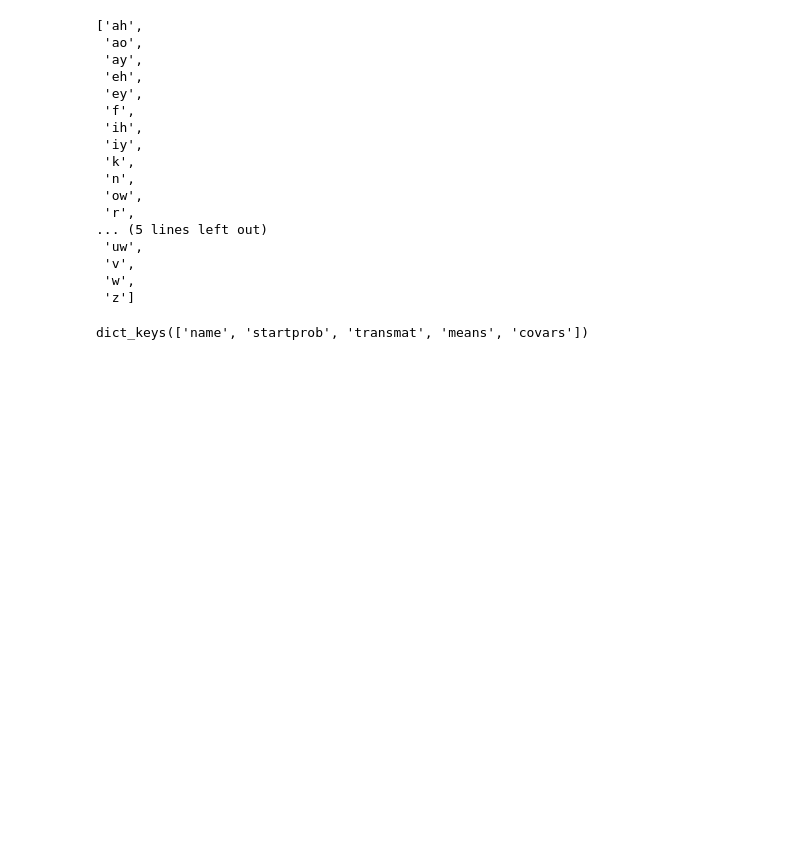
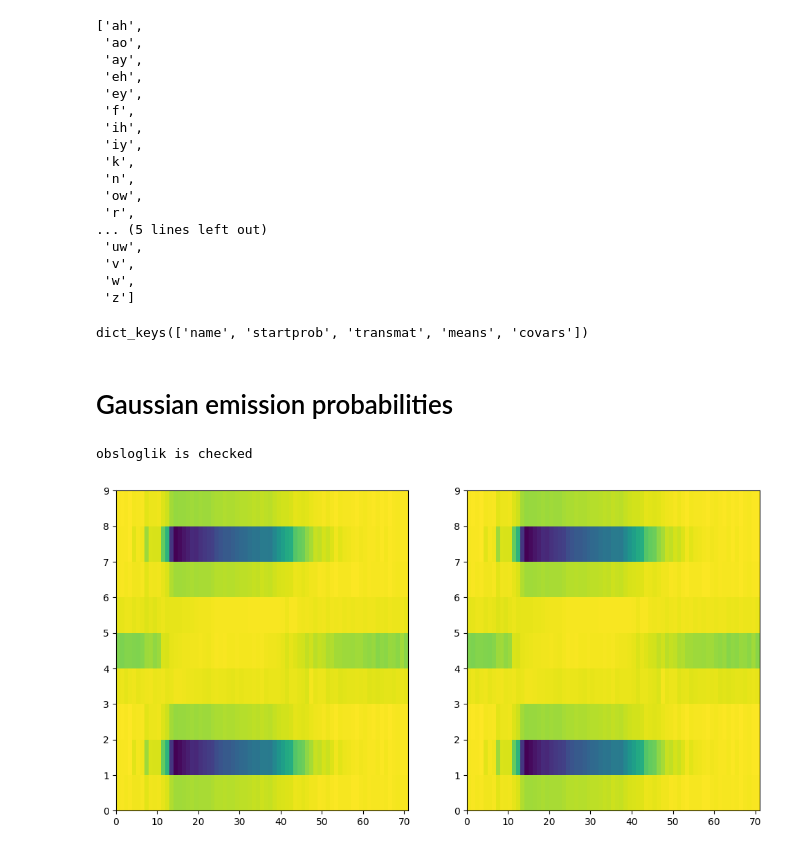
Before and after one commit to didwdidw/DT2119-Speech-and-Speaker-Recognition, a Jupyter notebook: lab2/lab2.ipynb, the cells around one changed output. Drawn from its saved outputs; the diff is of its cells as text; code cells hidden in the pictures; blank space fills up the shorter version.

```diff
--- a/lab2/lab2.ipynb
+++ b/lab2/lab2.ipynb
@@ -69,5 +69,23 @@ from prondict import *
 # Because we are working with recordings of isolated digits,
 # a model of each utterance should also contain initial and final silence
 isolated = {}
+wordHMMs = {}
 for digit in prondict.keys():
     isolated[digit] = ['sil'] + prondict[digit] + ['sil']
+    wordHMMs[digit] = concatHMMs(phoneHMMs, isolated[digit])
+# %% [markdown]
+# Gaussian emission probabilities
+# %%
+obsloglik = log_multivariate_normal_density_diag(example['lmfcc'], wordHMMs['o']['means'], wordHMMs['o']['covars'])
+if np.allclose(obsloglik, example["obsloglik"]):
+    print("obsloglik is checked")
+
+plt.figure(figsize=(12, 6))
+plt.subplot(1, 2, 1)  # 1 row, 2 columns, first subplot
+plt.pcolormesh(obsloglik.T)
+plt.subplot(1, 2, 2)  # 1 row, 2 columns, second subplot
+plt.pcolormesh(example['obsloglik'].T)
+plt.show()
+# %% [output]
+obsloglik is checked
+[figure, added]
```
Also changed, not shown: parts of 5 cells of this notebook, 1 other file.
